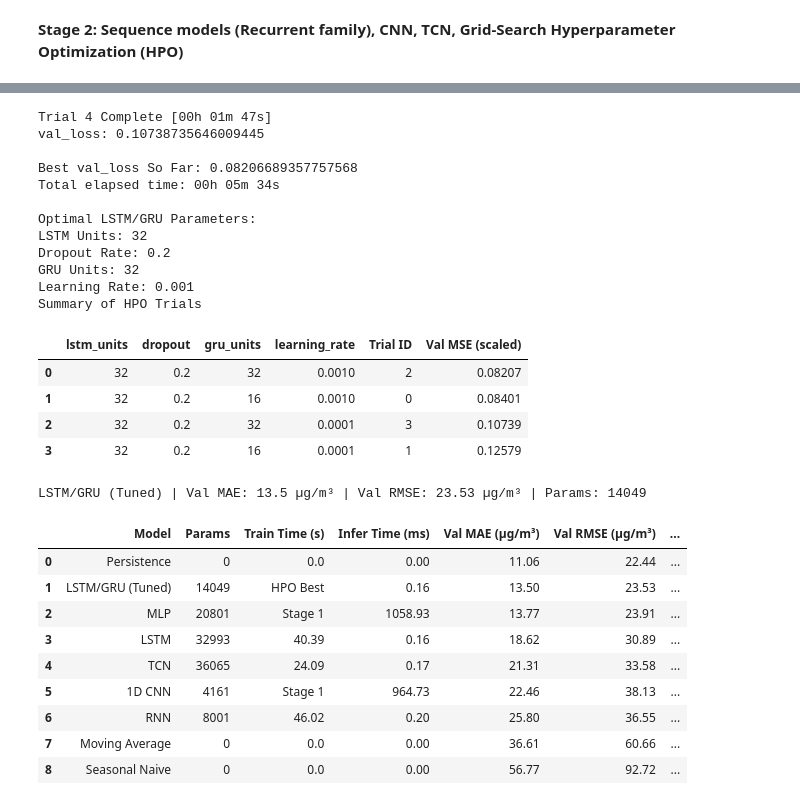
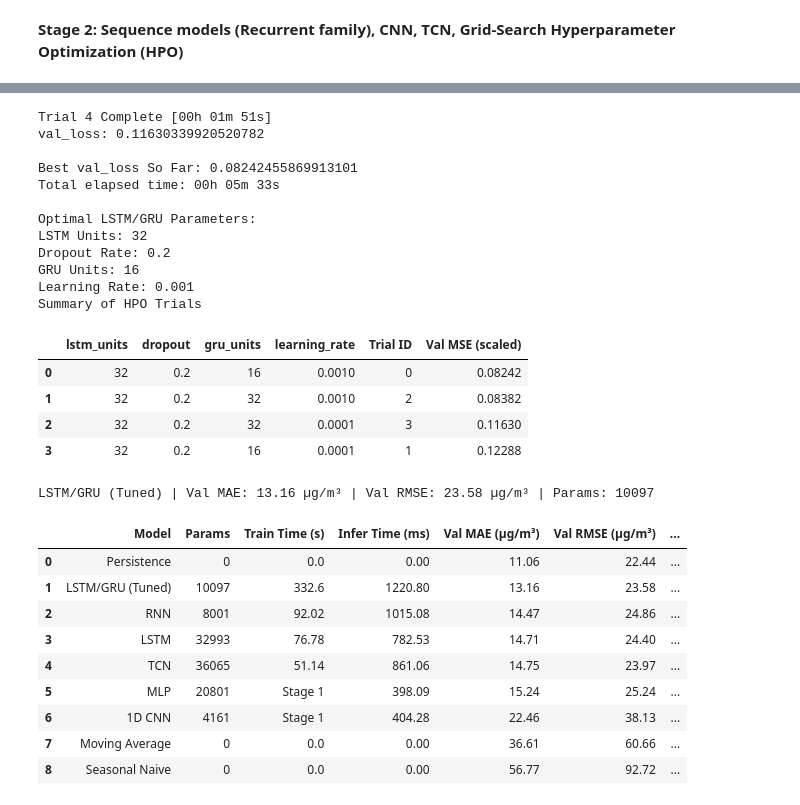
Before and after one commit to RyanGuo2005/AISE4010_Course_Project, a Jupyter notebook: AISE4010_Course_Project.ipynb, the cells around one changed output, grey strips where cells are left out. Drawn from its saved outputs; the diff is of its cells as text; code cells hidden in the pictures.

```diff
--- a/AISE4010_Course_Project.ipynb
+++ b/AISE4010_Course_Project.ipynb
@@ -709,6 +776,7 @@ import joblib
 import keras_tuner as kt
 from tensorflow.keras.optimizers import Adam
 
+# Map out the hyperparameter search range for LSTM
 def LSTM_HPO(hp):
     model = keras.Sequential()
     model.add(layers.Input(shape=(LOOKBACK, num_features)))
@@ -729,8 +797,11 @@ def LSTM_HPO(hp):
     model.compile(optimizer=Adam(learning_rate=lr), loss='mse', metrics=['mae'])
     return model
 
+# Search for the best hyperparameters
+print("Grid search for LSTM:")
 # Use grid search to actually search through the given hyperparameter ranges to find optimal ones
-LSTM_tuner = kt.GridSearch(
+tf.keras.utils.set_random_seed(42)
+LSTM_tuner = kt.GridSearch( # This configures our searching method
     LSTM_HPO,
     objective='val_loss',
     max_trials=4,
@@ -740,9 +811,9 @@ LSTM_tuner = kt.GridSearch(
     overwrite=True
 )
 
-# Search for the best hyperparameters
-print("Grid search for LSTM:")
-LSTM_tuner.search(
+
+t_start = time.perf_counter()
+LSTM_tuner.search( # Train the model with new hyperparameters for each trial
     X_train, y_train_pm25,
     epochs=10,
     batch_size=32,
@@ -750,9 +821,11 @@ LSTM_tuner.search(
     validation_data=(X_val, y_val_pm25),
     callbacks=[keras.callbacks.EarlyStopping(monitor='val_loss', patience=3, restore_best_weights=True)]
 )
+hpo_time = time.perf_counter() - t_start
 
-# Print out the best hyperparameters fron grid search
-best_LTSM_hp = LSTM_tuner.get_best_hyperparameters()
+
+# Print out the best hyperparameters from the trial with the lowest loss based on the grid search
+best_LTSM_hp = LSTM_tuner.get_best_hyperparameters(num_trials=1)[0]
 print("\nOptimal LSTM/GRU Parameters:")
 print(f"LSTM Units: {best_LTSM_hp.get('lstm_units')}")
 print(f"Dropout Rate: {best_LTSM_hp.get('dropout')}")
@@ -765,49 +838,50 @@ for trial in LSTM_tuner.oracle.trials.values():
     row = trial.hyperparameters.values.copy()
     row['Trial ID'] = trial.trial_id
     row['Val MSE (scaled)'] = round(trial.score, 5)
     hpo_trials_data.append(row)
 
 trials_df = pd.DataFrame(hpo_trials_data).sort_values(by='Val MSE (scaled)').reset_index(drop=True)
 print("Summary of HPO Trials")
 display(trials_df)
 
 #Save the tuned LSTM model
-best_lstm_model = lstm_tuner.get_best_models(num_models=1)[0]
+tf.keras.utils.set_random_seed(42)
+best_lstm_model = LSTM_tuner.get_best_models(num_models=1)[0]
 
 t1 = time.perf_counter()
 tuned_lstm_val_pred = best_lstm_model.predict(X_val, verbose=0)
 tuned_lstm_infer = (time.perf_counter() - t1) * 1000
 
 log_model("LSTM/GRU (Tuned)", best_lstm_model, hpo_time, tuned_lstm_infer, tuned_lstm_val_pred.ravel())
 
 stage2_results = pd.DataFrame(stage2_results).sort_values(by="Val MAE (µg/m³)").reset_index(drop=True)
 display(stage2_results)
 # %% [output]
-Trial 4 Complete [00h 01m 47s]
-val_loss: 0.10738735646009445
+Trial 4 Complete [00h 01m 51s]
+val_loss: 0.11630339920520782
 
-Best val_loss So Far: 0.08206689357757568
-Total elapsed time: 00h 05m 34s
+Best val_loss So Far: 0.08242455869913101
+Total elapsed time: 00h 05m 33s
 
 Optimal LSTM/GRU Parameters:
 LSTM Units: 32
 Dropout Rate: 0.2
-GRU Units: 32
+GRU Units: 16
 Learning Rate: 0.001
 Summary of HPO Trials
 |  | lstm_units | dropout | gru_units | learning_rate | Trial ID | Val MSE (scaled) |
-| 0 | 32 | 0.2 | 32 | 0.0010 | 2 | 0.08207 |
-| 1 | 32 | 0.2 | 16 | 0.0010 | 0 | 0.08401 |
-| 2 | 32 | 0.2 | 32 | 0.0001 | 3 | 0.10739 |
-| 3 | 32 | 0.2 | 16 | 0.0001 | 1 | 0.12579 |
+| 0 | 32 | 0.2 | 16 | 0.0010 | 0 | 0.08242 |
+| 1 | 32 | 0.2 | 32 | 0.0010 | 2 | 0.08382 |
+| 2 | 32 | 0.2 | 32 | 0.0001 | 3 | 0.11630 |
+| 3 | 32 | 0.2 | 16 | 0.0001 | 1 | 0.12288 |
-LSTM/GRU (Tuned) | Val MAE: 13.5 µg/m³ | Val RMSE: 23.53 µg/m³ | Params: 14049
+LSTM/GRU (Tuned) | Val MAE: 13.16 µg/m³ | Val RMSE: 23.58 µg/m³ | Params: 10097
 |  | Model | Params | Train Time (s) | Infer Time (ms) | Val MAE (µg/m³) | Val RMSE (µg/m³) | ... |
 | 0 | Persistence | 0 | 0.0 | 0.00 | 11.06 | 22.44 | ... |
-| 1 | LSTM/GRU (Tuned) | 14049 | HPO Best | 0.16 | 13.50 | 23.53 | ... |
-| 2 | MLP | 20801 | Stage 1 | 1058.93 | 13.77 | 23.91 | ... |
-| 3 | LSTM | 32993 | 40.39 | 0.16 | 18.62 | 30.89 | ... |
-| 4 | TCN | 36065 | 24.09 | 0.17 | 21.31 | 33.58 | ... |
-| 5 | 1D CNN | 4161 | Stage 1 | 964.73 | 22.46 | 38.13 | ... |
-| 6 | RNN | 8001 | 46.02 | 0.20 | 25.80 | 36.55 | ... |
+| 1 | LSTM/GRU (Tuned) | 10097 | 332.6 | 1220.80 | 13.16 | 23.58 | ... |
+| 2 | RNN | 8001 | 92.02 | 1015.08 | 14.47 | 24.86 | ... |
+| 3 | LSTM | 32993 | 76.78 | 782.53 | 14.71 | 24.40 | ... |
+| 4 | TCN | 36065 | 51.14 | 861.06 | 14.75 | 23.97 | ... |
+| 5 | MLP | 20801 | Stage 1 | 398.09 | 15.24 | 25.24 | ... |
+| 6 | 1D CNN | 4161 | Stage 1 | 404.28 | 22.46 | 38.13 | ... |
 | 7 | Moving Average | 0 | 0.0 | 0.00 | 36.61 | 60.66 | ... |
 | 8 | Seasonal Naive | 0 | 0.0 | 0.00 | 56.77 | 92.72 | ... |
```
Also changed, not shown: parts of 11 cells of this notebook.
